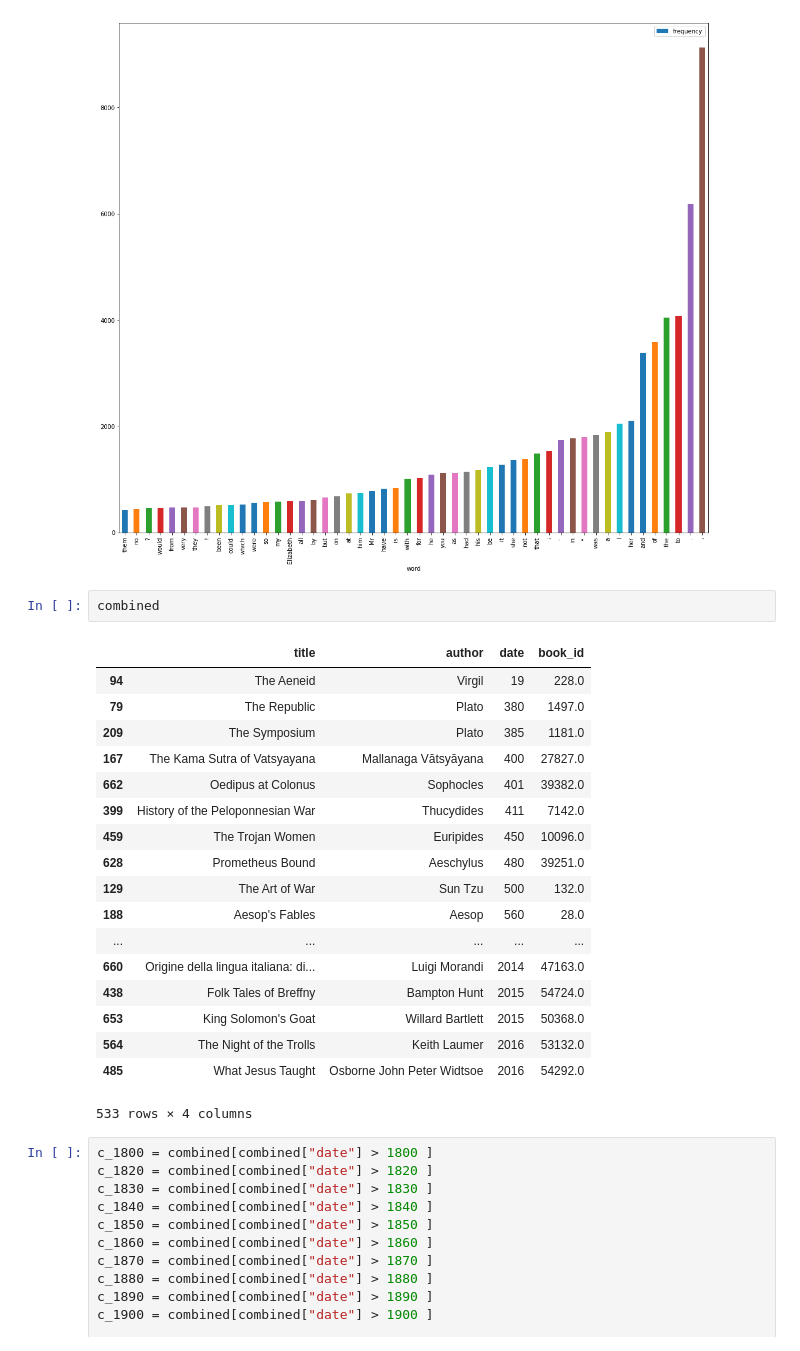
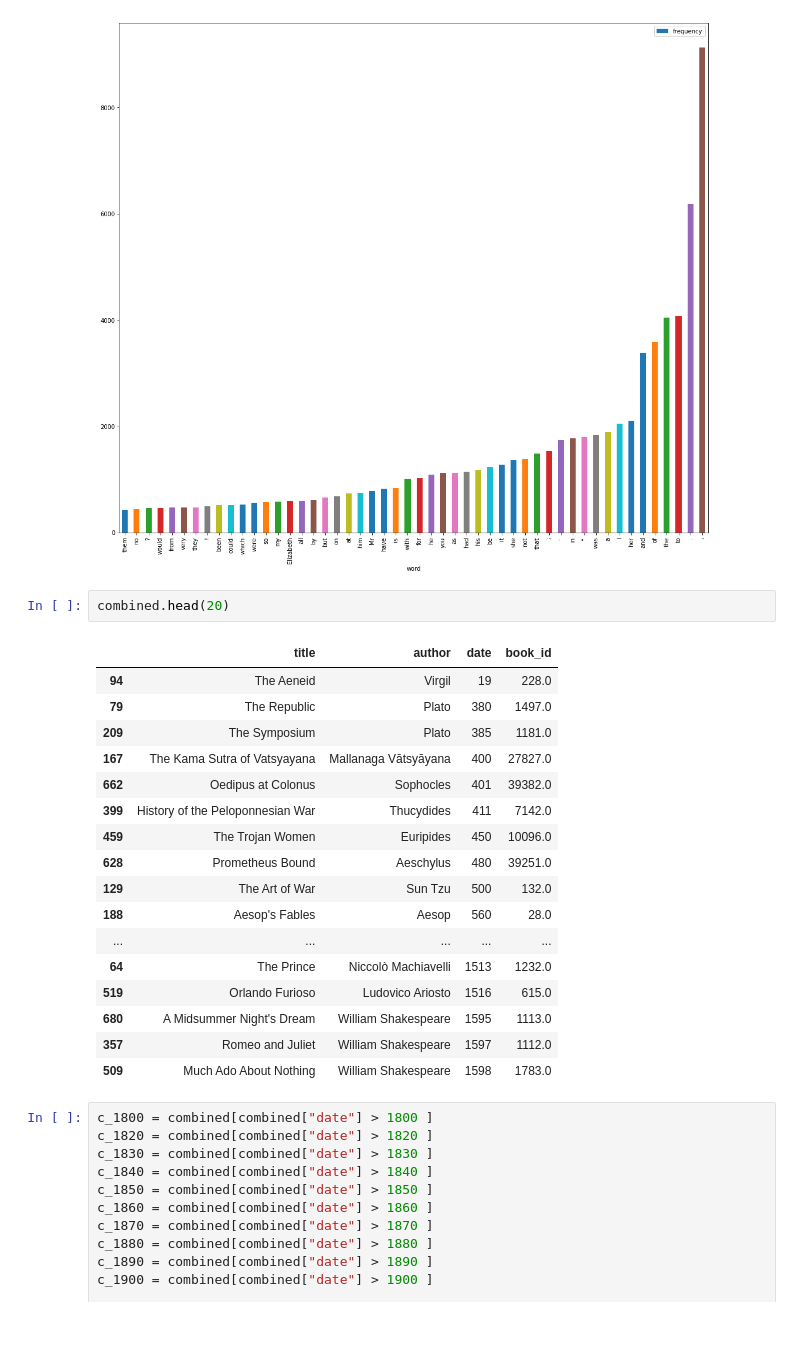
Before and after one commit to clararichter/authorship-identification, a Jupyter notebook: project_notebook.ipynb, the cells around one changed output. Drawn from its saved outputs; the diff is of its cells as text.

```diff
--- a/project_notebook.ipynb
+++ b/project_notebook.ipynb
@@ -108,26 +108,25 @@ most_common_words_df.plot.bar(x="word", y="frequency",figsize=(18,16))
 <matplotlib.axes._subplots.AxesSubplot at 0x...>
 [figure]
 # %%
-combined
+combined.head(20)
 # %% [output]
 |  | title | author | date | book_id |
 | 94 | The Aeneid | Virgil | 19 | 228.0 |
 | 79 | The Republic | Plato | 380 | 1497.0 |
 | 209 | The Symposium | Plato | 385 | 1181.0 |
 | 167 | The Kama Sutra of Vatsyayana | Mallanaga Vātsyāyana | 400 | 27827.0 |
 | 662 | Oedipus at Colonus | Sophocles | 401 | 39382.0 |
 | 399 | History of the Peloponnesian War | Thucydides | 411 | 7142.0 |
 | 459 | The Trojan Women | Euripides | 450 | 10096.0 |
 | 628 | Prometheus Bound | Aeschylus | 480 | 39251.0 |
 | 129 | The Art of War | Sun Tzu | 500 | 132.0 |
 | 188 | Aesop's Fables | Aesop | 560 | 28.0 |
 | ... | ... | ... | ... | ... |
-| 660 | Origine della lingua italiana: di... | Luigi Morandi | 2014 | 47163.0 |
-| 438 | Folk Tales of Breffny | Bampton Hunt | 2015 | 54724.0 |
-| 653 | King Solomon's Goat | Willard Bartlett | 2015 | 50368.0 |
-| 564 | The Night of the Trolls | Keith Laumer | 2016 | 53132.0 |
-| 485 | What Jesus Taught | Osborne John Peter Widtsoe | 2016 | 54292.0 |
+| 64 | The Prince | Niccolò Machiavelli | 1513 | 1232.0 |
+| 519 | Orlando Furioso | Ludovico Ariosto | 1516 | 615.0 |
+| 680 | A Midsummer Night's Dream | William Shakespeare | 1595 | 1113.0 |
+| 357 | Romeo and Juliet | William Shakespeare | 1597 | 1112.0 |
+| 509 | Much Ado About Nothing | William Shakespeare | 1598 | 1783.0 |
-533 rows × 4 columns
 # %%
 c_1800 = combined[combined["date"] > 1800 ]
 c_1820 = combined[combined["date"] > 1820 ]
```
Also changed, not shown: parts of 5 cells of this notebook.
